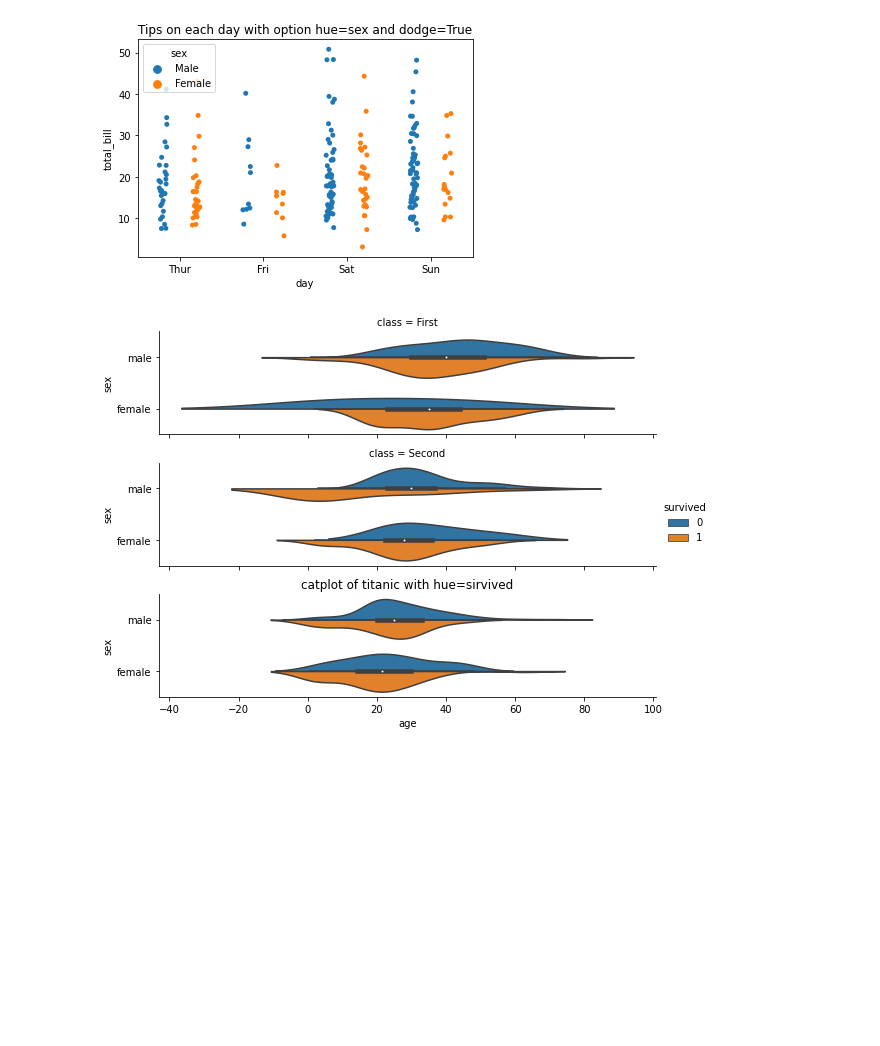
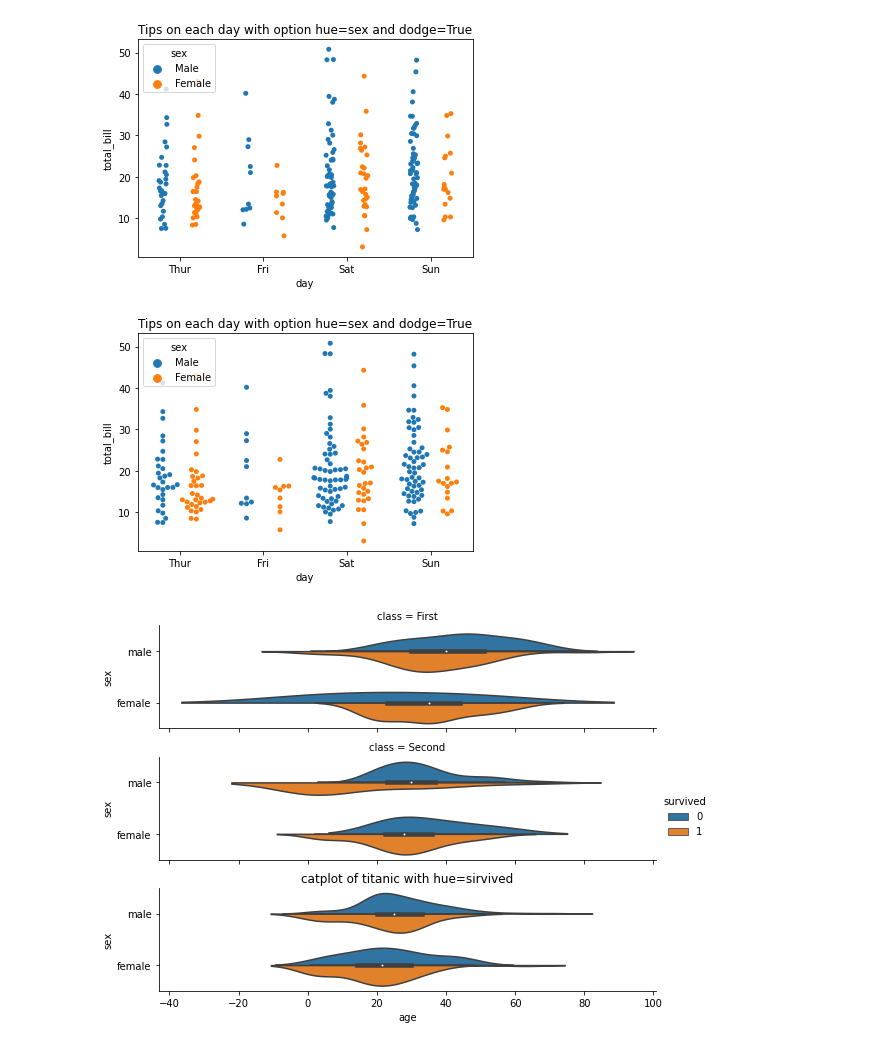
Before and after one commit to 1801310khm/knu_bdna_2022, a Jupyter notebook: 김현민_5강.ipynb, the cells around one changed output. Saved outputs shown, nothing was run; the diff lists cells and outputs as text; code cells hidden in the pictures; blank space fills up the shorter version.

```diff
--- a/김현민_5강.ipynb
+++ b/김현민_5강.ipynb
@@ -453,6 +453,12 @@ plt.title("Tips on each day with option hue=sex and dodge=True")
 plt.show()
 # %% [output]
 [figure]
+# %%
+sns.swarmplot(x='day',y='total_bill',hue='sex',data=tips,dodge=True)
+plt.title("Tips on each day with option hue=sex and dodge=True")
+plt.show()
+# %% [output]
+[figure, added]
 # %%
 sns.catplot(x="age",y="sex",hue="survived", row="class",data=titanic, kind="violin", split=True,height=2,aspect=4)
 plt.title("catplot of titanic with hue=sirvived")
```
Also changed, not shown: parts of 3 cells of this notebook.
